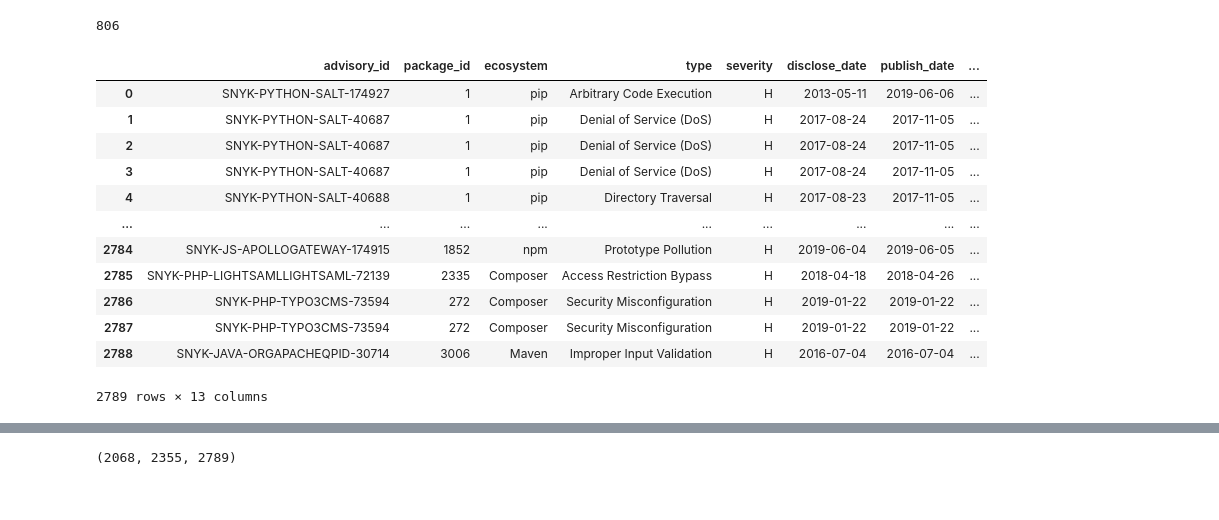
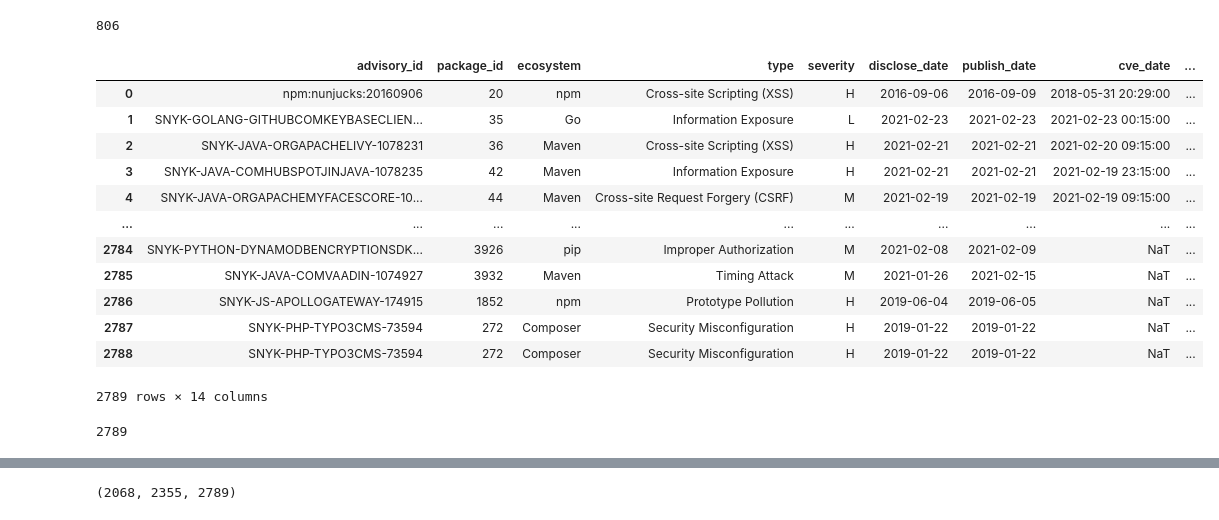
Before and after one commit to nasifimtiazohi/advisory-lifecycle, a Jupyter notebook: data_explore/rq1.ipynb, the cells around one changed output, grey strips where cells are left out. Drawn from its saved outputs; the diff is of its cells as text; code cells hidden in the pictures.

```diff
--- a/data_explore/rq1.ipynb
+++ b/data_explore/rq1.ipynb
@@ -74,42 +74,58 @@ q = '''select * from package_usage pu
 join package p on pu.package_id = p.id'''
 usage = pd.DataFrame(sql.execute(q))
 # %%
-q = '''select advisory_id, package_id, ecosystem, type, severity, disclose_date, publish_date,
+q = '''select advisory_id, package_id, ecosystem, type, severity, disclose_date, publish_date, cve_date,
         earliest_fix_commit_date, latest_fix_commit_date, release_date, version, concat('package', package_id, 'version', version) as fixing_release,
        concat(advisory_id, package_id, version) as total_release
         from
         (select advisory_id, min(commit_date) as earliest_fix_commit_date, max(commit_date) as latest_fix_commit_date
         from fix_commits fc
         join package p on fc.package_id = p.id
         where commit_date is not null
         group by advisory_id) as fcd
         join
-        (select a.*, p.ecosystem, ri.version, ri.publish_date as release_date
+        (select a.*, p.ecosystem, ri.version, ri.publish_date as release_date, cve_date
         from advisory a
+                left join (select advisory_id, min(C.publish_Date) as cve_date
+        from advisoryCVE aC
+        join CVE C on aC.cve = C.cve
+        group by advisory_id) as ac
+            on ac.advisory_id=a.id
         join package p on a.package_id = p.id
         join fixing_releases fr on a.id = fr.advisory_id
         join release_info ri on p.id = ri.package_id and ri.version=fr.version
         where type != 'Malicious Package'
         and fr.version!= 'manual checkup needed'
             and ri.publish_date is not null) as frd
         on fcd.advisory_id=frd.id;
 '''
 df = pd.DataFrame(sql.execute(q))
 df
 # %% [output]
-|  | advisory_id | package_id | ecosystem | type | severity | disclose_date | publish_date | ... |
-| 0 | SNYK-PYTHON-SALT-174927 | 1 | pip | Arbitrary Code Execution | H | 2013-05-11 | 2019-06-06 | ... |
-| 1 | SNYK-PYTHON-SALT-40687 | 1 | pip | Denial of Service (DoS) | H | 2017-08-24 | 2017-11-05 | ... |
-| 2 | SNYK-PYTHON-SALT-40687 | 1 | pip | Denial of Service (DoS) | H | 2017-08-24 | 2017-11-05 | ... |
-| 3 | SNYK-PYTHON-SALT-40687 | 1 | pip | Denial of Service (DoS) | H | 2017-08-24 | 2017-11-05 | ... |
-| 4 | SNYK-PYTHON-SALT-40688 | 1 | pip | Directory Traversal | H | 2017-08-23 | 2017-11-05 | ... |
-| ... | ... | ... | ... | ... | ... | ... | ... | ... |
-| 2784 | SNYK-JS-APOLLOGATEWAY-174915 | 1852 | npm | Prototype Pollution | H | 2019-06-04 | 2019-06-05 | ... |
-| 2785 | SNYK-PHP-LIGHTSAMLLIGHTSAML-72139 | 2335 | Composer | Access Restriction Bypass | H | 2018-04-18 | 2018-04-26 | ... |
-| 2786 | SNYK-PHP-TYPO3CMS-73594 | 272 | Composer | Security Misconfiguration | H | 2019-01-22 | 2019-01-22 | ... |
-| 2787 | SNYK-PHP-TYPO3CMS-73594 | 272 | Composer | Security Misconfiguration | H | 2019-01-22 | 2019-01-22 | ... |
-| 2788 | SNYK-JAVA-ORGAPACHEQPID-30714 | 3006 | Maven | Improper Input Validation | H | 2016-07-04 | 2016-07-04 | ... |
+|  | advisory_id | package_id | ecosystem | type | severity | disclose_date | publish_date | cve_date | ... |
+| 0 | npm:nunjucks:20160906 | 20 | npm | Cross-site Scripting (XSS) | H | 2016-09-06 | 2016-09-09 | 2018-05-31 20:29:00 | ... |
+| 1 | SNYK-GOLANG-GITHUBCOMKEYBASECLIEN... | 35 | Go | Information Exposure | L | 2021-02-23 | 2021-02-23 | 2021-02-23 00:15:00 | ... |
+| 2 | SNYK-JAVA-ORGAPACHELIVY-1078231 | 36 | Maven | Cross-site Scripting (XSS) | H | 2021-02-21 | 2021-02-21 | 2021-02-20 09:15:00 | ... |
+| 3 | SNYK-JAVA-COMHUBSPOTJINJAVA-1078235 | 42 | Maven | Information Exposure | H | 2021-02-21 | 2021-02-21 | 2021-02-19 23:15:00 | ... |
+| 4 | SNYK-JAVA-ORGAPACHEMYFACESCORE-10... | 44 | Maven | Cross-site Request Forgery (CSRF) | M | 2021-02-19 | 2021-02-19 | 2021-02-19 09:15:00 | ... |
+| ... | ... | ... | ... | ... | ... | ... | ... | ... | ... |
+| 2784 | SNYK-PYTHON-DYNAMODBENCRYPTIONSDK... | 3926 | pip | Improper Authorization | M | 2021-02-08 | 2021-02-09 | NaT | ... |
+| 2785 | SNYK-JAVA-COMVAADIN-1074927 | 3932 | Maven | Timing Attack | M | 2021-01-26 | 2021-02-15 | NaT | ... |
+| 2786 | SNYK-JS-APOLLOGATEWAY-174915 | 1852 | npm | Prototype Pollution | H | 2019-06-04 | 2019-06-05 | NaT | ... |
+| 2787 | SNYK-PHP-TYPO3CMS-73594 | 272 | Composer | Security Misconfiguration | H | 2019-01-22 | 2019-01-22 | NaT | ... |
+| 2788 | SNYK-PHP-TYPO3CMS-73594 | 272 | Composer | Security Misconfiguration | H | 2019-01-22 | 2019-01-22 | NaT | ... |
-2789 rows × 13 columns
+2789 rows × 14 columns
+# %%
+len(df)
+df['cve_date'] = df['cve_date'].dt.date
+t1 = df[~df['cve_date'].isna()].copy()
+t1['advisory_date'] = t1[['cve_date', 'publish_date']].min(axis=1)
+t2 = df[df['cve_date'].isna()].copy()
+t2['advisory_date'] = t2['publish_date']
+df = pd.concat([t1, t2], ignore_index=True, sort=False)
+len(df)
+# %% [output]
+2789
 # %%
 def get_fix_commit_date(row):
     if row['earliest_fix_commit_date'] == row['latest_fix_commit_date']:
```
Also changed, not shown: parts of 22 cells of this notebook, 3 other files.
